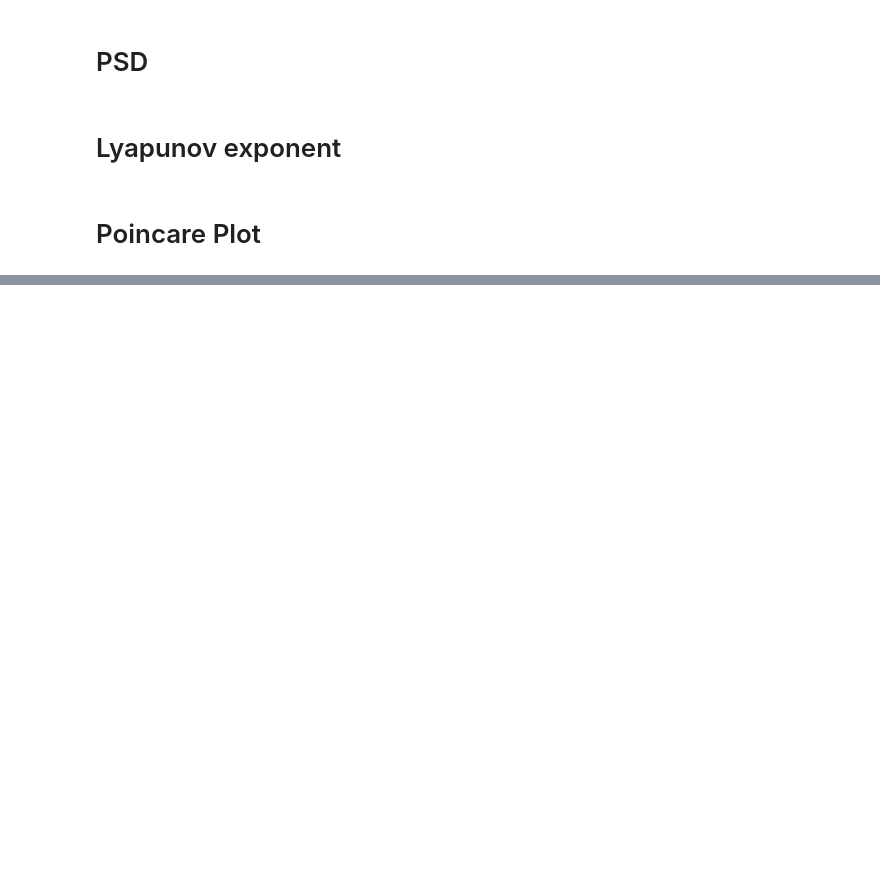
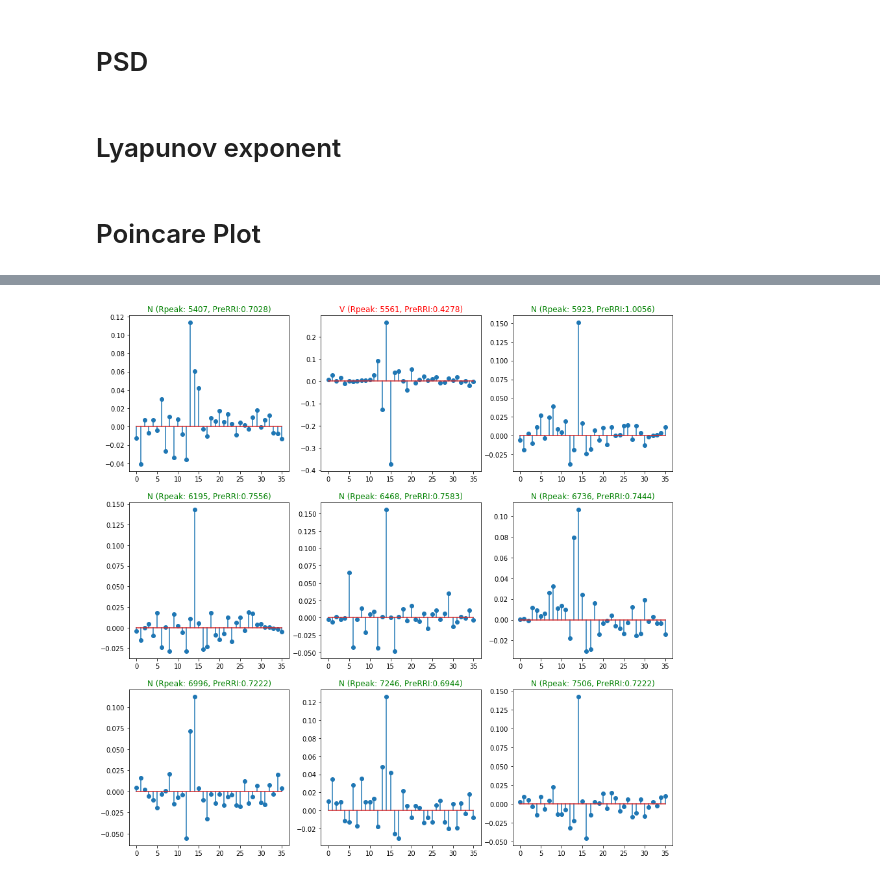
Before and after one commit to lhadhazy/neural_ffn_ecg_tensorflow, a Jupyter notebook: Untitled.ipynb, the cells around one changed output, grey strips where cells are left out. Cells and saved outputs as stored; diff of their text form; code cells hidden in the pictures; blank space fills up the shorter version.

```diff
--- a/Untitled.ipynb
+++ b/Untitled.ipynb
@@ -557,0 +540,25 @@ for x in range(0,9):
+# %%
+# Wavelet decomposition of 105
+fig, axes = plt.subplots(nrows=3, ncols=3, figsize = (15,15))
+
+i = 20 # 20 115
+y = -1
+for x in range(0,9):
+    if x % 3 == 0:
+        y=y+1
+    dfseg1 = dfall[(dfall['sample'] >= mixNList[x+i][0]) & (dfall['sample'] <= mixNList[x+i][1])]
+    coeffsMLII = pywt.wavedec(dfseg1['MLII'], w )
+    coeffsV5 = pywt.wavedec(dfseg1['V5'], w )
+
+    if str(dfann['Type'][x+i]) != 'N':
+        axes[y, x % 3].set_title('my title', color="red")
+    else:
+        axes[y, x % 3].set_title('my title', color="green")
+
+    #axes[y, x % 3].plot(pywt.waverec(coeffsMLII[:-3] + [None] * 3, w))
+    #axes[y, x % 3].plot(pywt.waverec(coeffsV5[:-3] + [None] * 3, w))
+    #axes[y, x % 3].stem(coeffsMLII[3], color="blue")
+    axes[y, x % 3].stem(coeffsV5[3], color="red")
+    axes[y, x % 3].set_title(str(dfann['Type'][x+i]) + ' (Rpeak: ' + str(dfann['sample'][x+i]) + ', PreRRI:' + str(float("{0:.4f}".format(dfrri['wPre'][x+i-1]))) + ')' )
+# %% [output]
+[figure, added]
```
Also changed, not shown: parts of 21 cells of this notebook, 1 other file.
